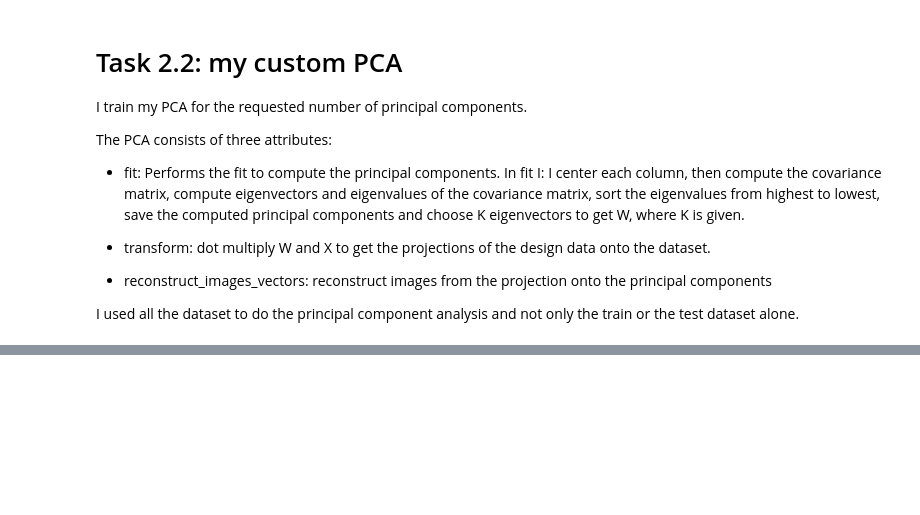
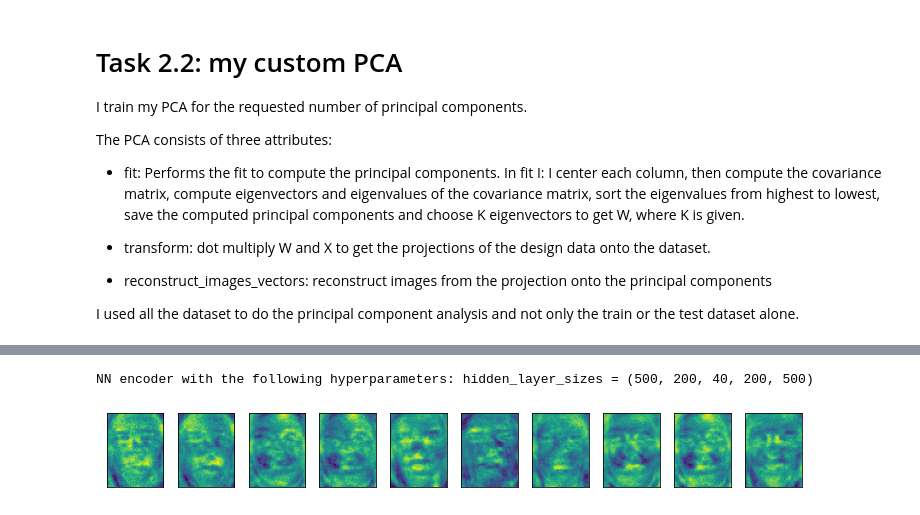
Before and after one commit to IZerab/Into_ML, a Jupyter notebook: PA5/PA5.ipynb, the cells around one changed output, grey strips where cells are left out. Drawn from its saved outputs; the diff is of its cells as text; code cells hidden in the pictures; blank space fills up the shorter version.

```diff
--- a/PA5/PA5.ipynb
+++ b/PA5/PA5.ipynb
@@ -142,0 +130,52 @@ Please also refer to the documentation for alternative solver options:
+# %%
+# set the parameters
+a = 500
+b = 200
+d = 40
+print("NN encoder with the following hyperparameters: hidden_layer_sizes = {}". format((a, b, d, b, a)))
+
+# I saved the trainings for convenience!
+if os.path.isfile('nn_40.pkl'):
+    with open('nn_40.pkl', 'rb') as f:
+        nn = pickle.load(f)
+else:
+    # initialize my nn
+    nn = MLPRegressor(hidden_layer_sizes=(a, b, d, b, a),max_iter=2000)
+
+    # fit my nn with all the data that I have at my disposal (both train and test)
+    nn.fit(X,X)
+
+    # save
+    with open('nn_40.pkl','wb') as f:
+        pickle.dump(nn,f)
+
+# try my functions!
+# centre the design matrix
+X = centre_data(X)
+Z_projected_40 = encode(X=X, mlp=nn)
+Z_recontructed_40 = decode(Z=Z_projected_40, mlp=nn)
+
+plot_gallery(Z_recontructed_40.T, 10)
+
+
+# scale the projections
+my_scaler.fit(Z_projected_40)
+# create the projection of each train/test set with the PCA fitted over all the data
+train_proj = my_pca.transform(X_train).T
+test_proj = my_pca.transform(X_test).T
+
+# fit
+clf.fit(train_proj, y_train)
+# predict
+predictions_test = clf.predict(test_proj)
+predictions_train = clf.predict(train_proj)
+# accuracy metric
+print("The accuracy score fot the training is: {}".format(accuracy_score(predictions_train, y_train)))
+print("The accuracy score fot the test is: {}".format(accuracy_score(predictions_test, y_test)))
+
+# cache the PCAs
+cache_pca.append(my_pca)
+conv += 1
+# %% [output]
+NN encoder with the following hyperparameters: hidden_layer_sizes = (500, 200, 40, 200, 500)
+[figure, added]
```
Also changed, not shown: parts of 7 cells of this notebook, 5 other files.
